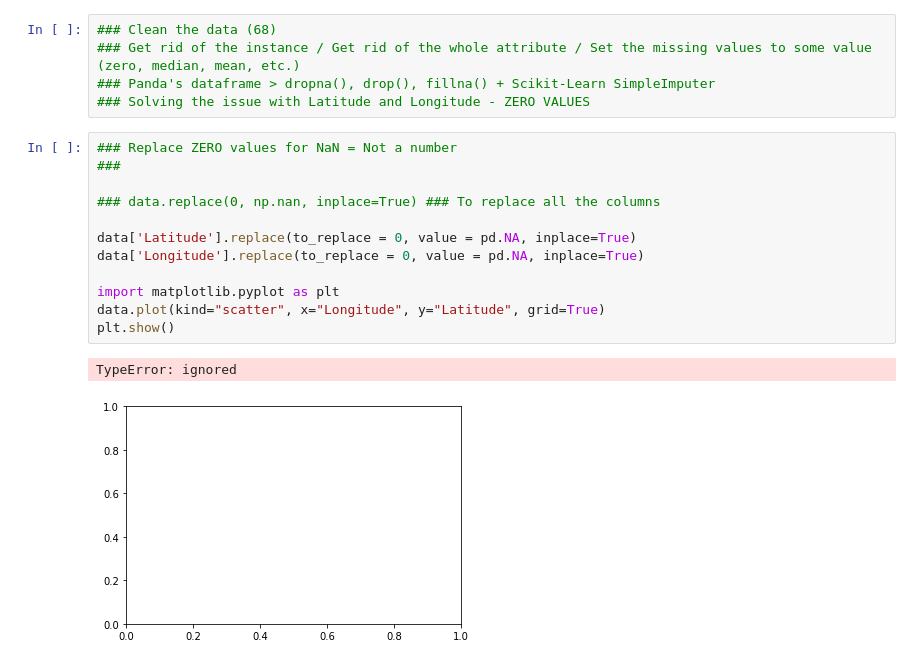
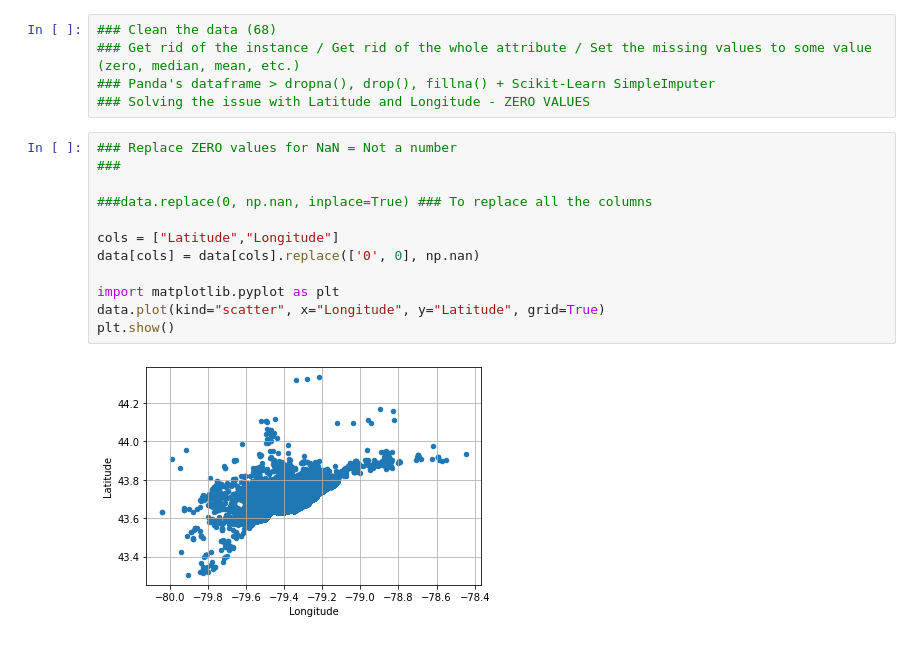
Before and after one commit to sanoliv/SCS_3253_061-Machine-Learning, a Jupyter notebook: Toronto_Police_Major_Crime_Indicators_MCI.ipynb, the cells around one changed output. Drawn from its saved outputs; the diff is of its cells as text.

```diff
--- a/Toronto_Police_Major_Crime_Indicators_MCI.ipynb
+++ b/Toronto_Police_Major_Crime_Indicators_MCI.ipynb
@@ -226,18 +226,17 @@ plt.show()
 # %%
 ### Replace ZERO values for NaN = Not a number
 ###
 
-### data.replace(0, np.nan, inplace=True) ### To replace all the columns
+###data.replace(0, np.nan, inplace=True) ### To replace all the columns
 
-data['Latitude'].replace(to_replace = 0, value = pd.NA, inplace=True)
-data['Longitude'].replace(to_replace = 0, value = pd.NA, inplace=True)
+cols = ["Latitude","Longitude"]
+data[cols] = data[cols].replace(['0', 0], np.nan)
 
 import matplotlib.pyplot as plt
 data.plot(kind="scatter", x="Longitude", y="Latitude", grid=True)
 plt.show()
 # %% [output]
-TypeError: ignored
-[figure, old version]
+[figure, new version]
 # %%
 ### Replace ZERO values for NaN = Not a number
 ###
```
Also changed, not shown: parts of 1 cell of this notebook.
